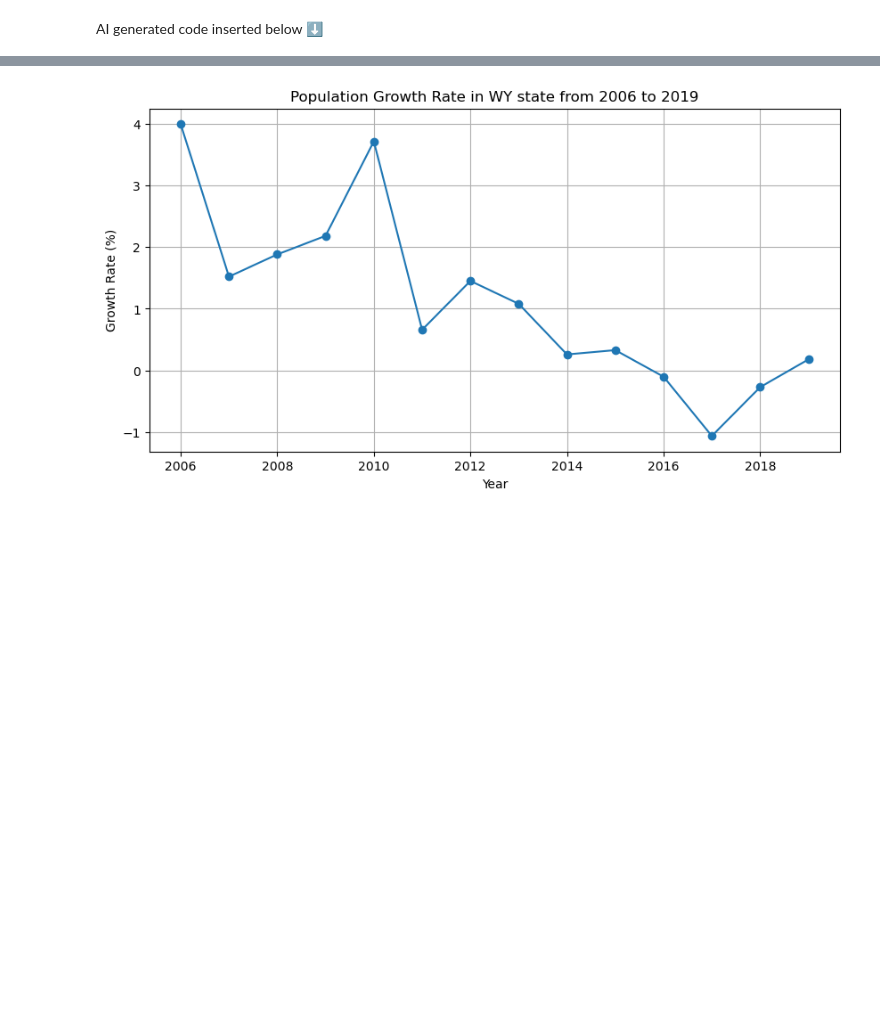
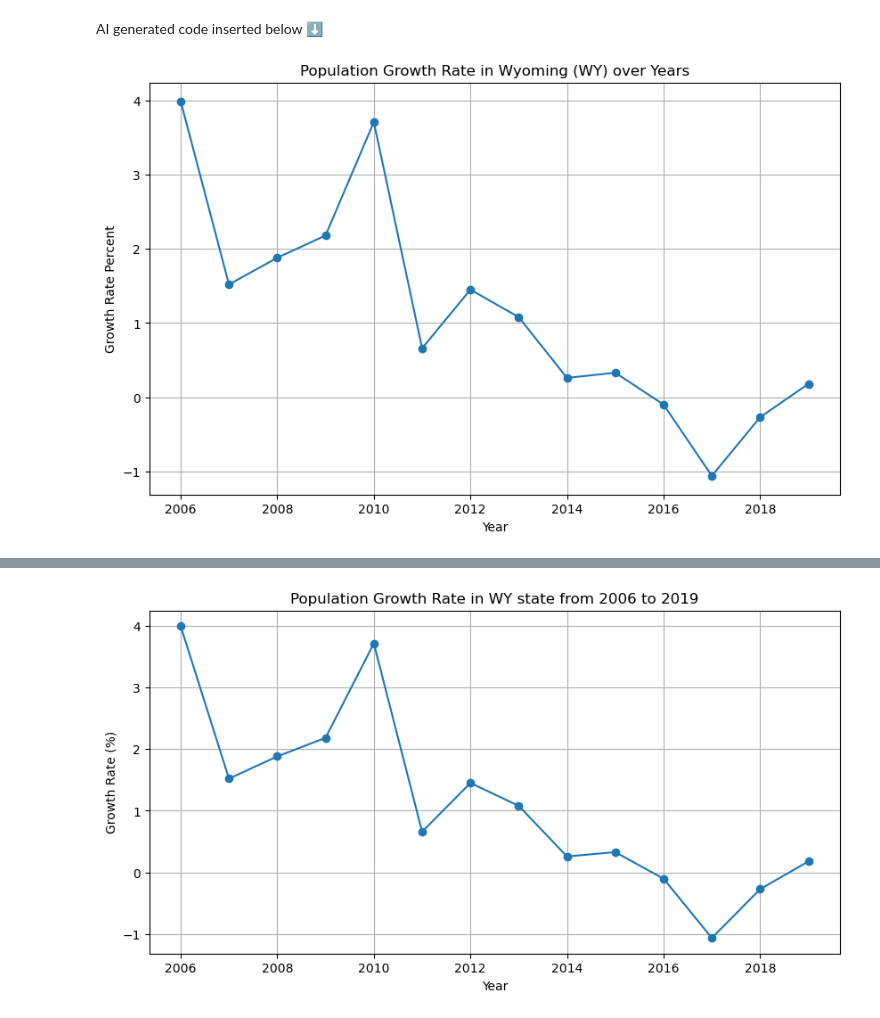
Before and after one commit to jlorciv7/IA-340, a Jupyter notebook: lab6.ipynb, the cells around one changed output, grey strips where cells are left out. Drawn from its saved outputs; the diff is of its cells as text; code cells hidden in the pictures; blank space fills up the shorter version.

```diff
--- a/lab6.ipynb
+++ b/lab6.ipynb
@@ -128,0 +136,17 @@ AI generated code inserted below ⬇️
+# %%
+import matplotlib.pyplot as plt
+
+# Define data
+year = [2006, 2007, 2008, 2009, 2010, 2011, 2012, 2013, 2014, 2015, 2016, 2017, 2018, 2019]
+growth_rate_percent = [3.99, 1.52, 1.88, 2.18, 3.71, 0.66, 1.45, 1.08, 0.26, 0.33, -0.10, -1.06, -0.27, 0.18]
+
+# Create line chart
+plt.figure(figsize=(10,6))
+plt.plot(year, growth_rate_percent, marker = 'o')
+plt.title('Population Growth Rate in Wyoming (WY) over Years')
+plt.xlabel('Year')
+plt.ylabel('Growth Rate Percent')
+plt.grid(True)
+plt.show()
+# %% [output]
+[figure, added]
```
Also changed, not shown: parts of 12 cells of this notebook.
